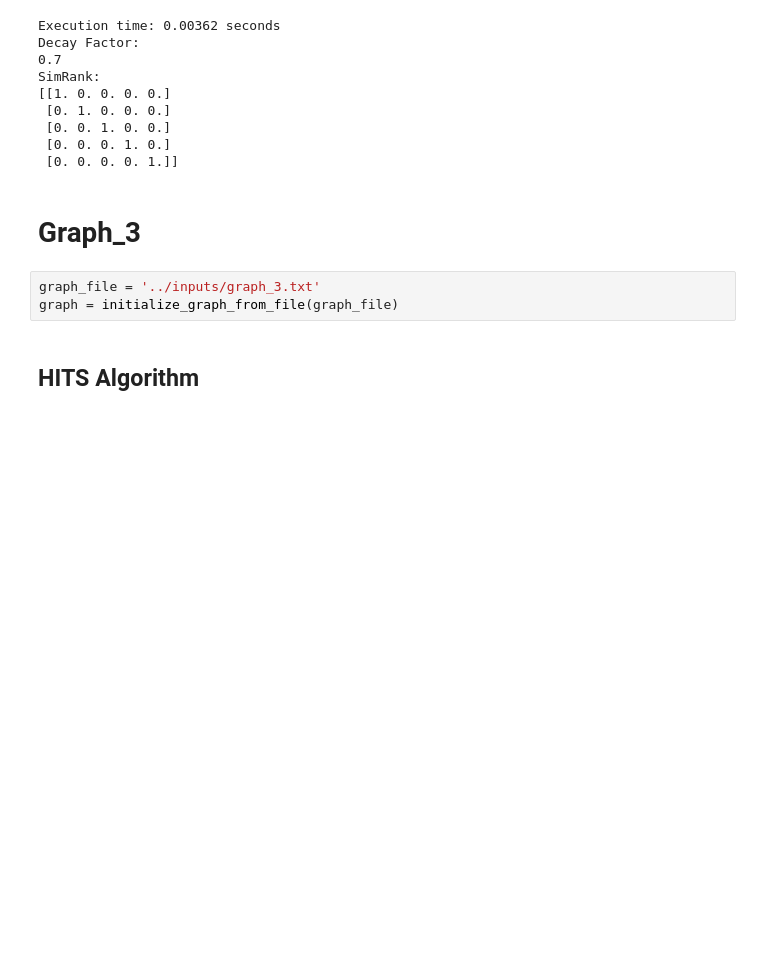
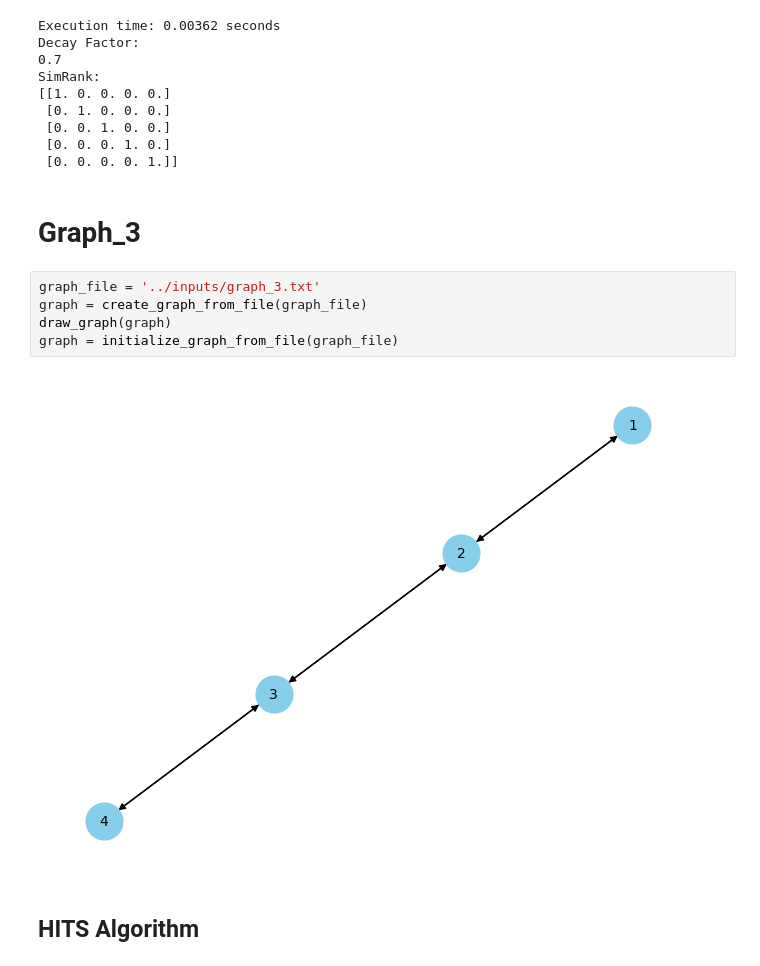
Before and after one commit to carlwang49/NCKU_DM_PROJECT_3, a Jupyter notebook: src/output.ipynb, the cells around one changed output. Cells and saved outputs as stored; diff of their text form; blank space fills up the shorter version.

```diff
--- a/src/output.ipynb
+++ b/src/output.ipynb
@@ -174,7 +218,11 @@ SimRank:
 # Graph_3
 # %%
 graph_file = '../inputs/graph_3.txt'
+graph = create_graph_from_file(graph_file)
+draw_graph(graph)
 graph = initialize_graph_from_file(graph_file)
+# %% [output]
+[figure, added]
 # %% [markdown]
 ## HITS Algorithm
 # %%
```
Also changed, not shown: parts of 6 cells of this notebook, 1 other file.
